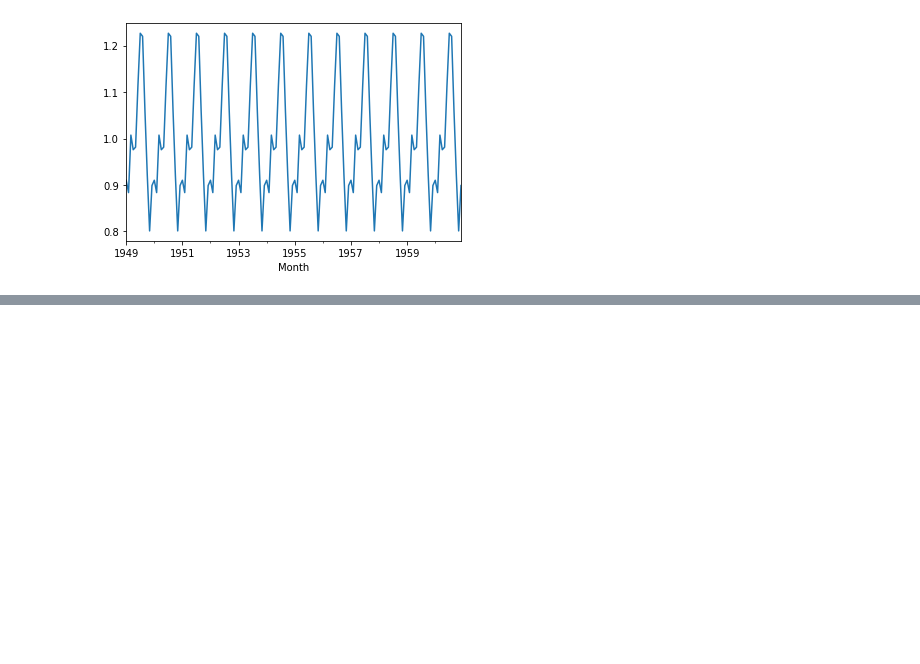
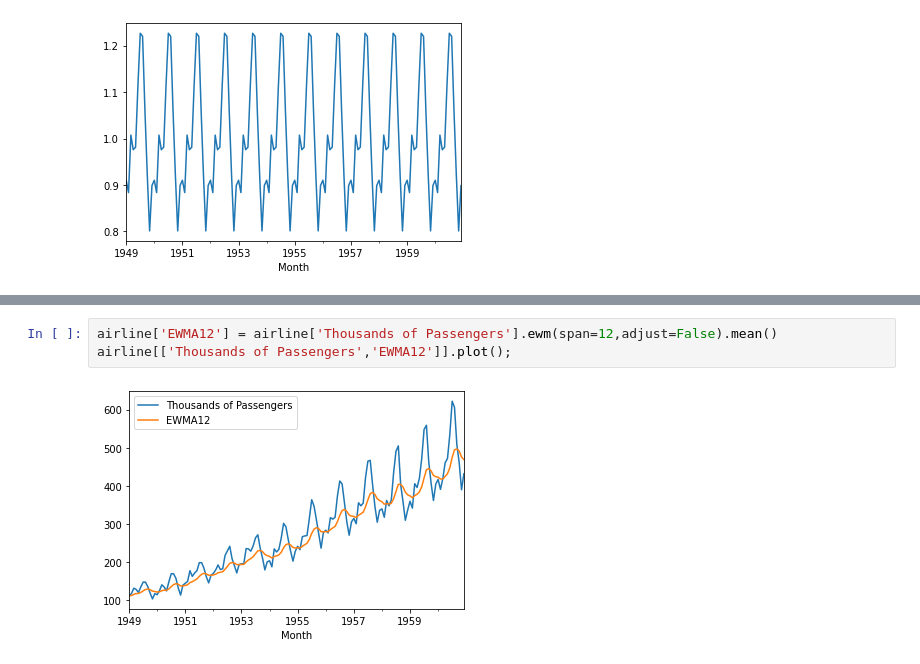
Before and after one commit to rangelrey/timeSeriesAnalysis, a Jupyter notebook: timesSeriesAnalysis.ipynb, the cells around one changed output, grey strips where cells are left out. Drawn from its saved outputs; the diff is of its cells as text; blank space fills up the shorter version.

```diff
--- a/timesSeriesAnalysis.ipynb
+++ b/timesSeriesAnalysis.ipynb
@@ -1057,0 +1048,5 @@ result.seasonal.plot();
+# %%
+airline['EWMA12'] = airline['Thousands of Passengers'].ewm(span=12,adjust=False).mean()
+airline[['Thousands of Passengers','EWMA12']].plot();
+# %% [output]
+[figure, added]
```
Also changed, not shown: parts of 109 cells of this notebook, 18 other files.
